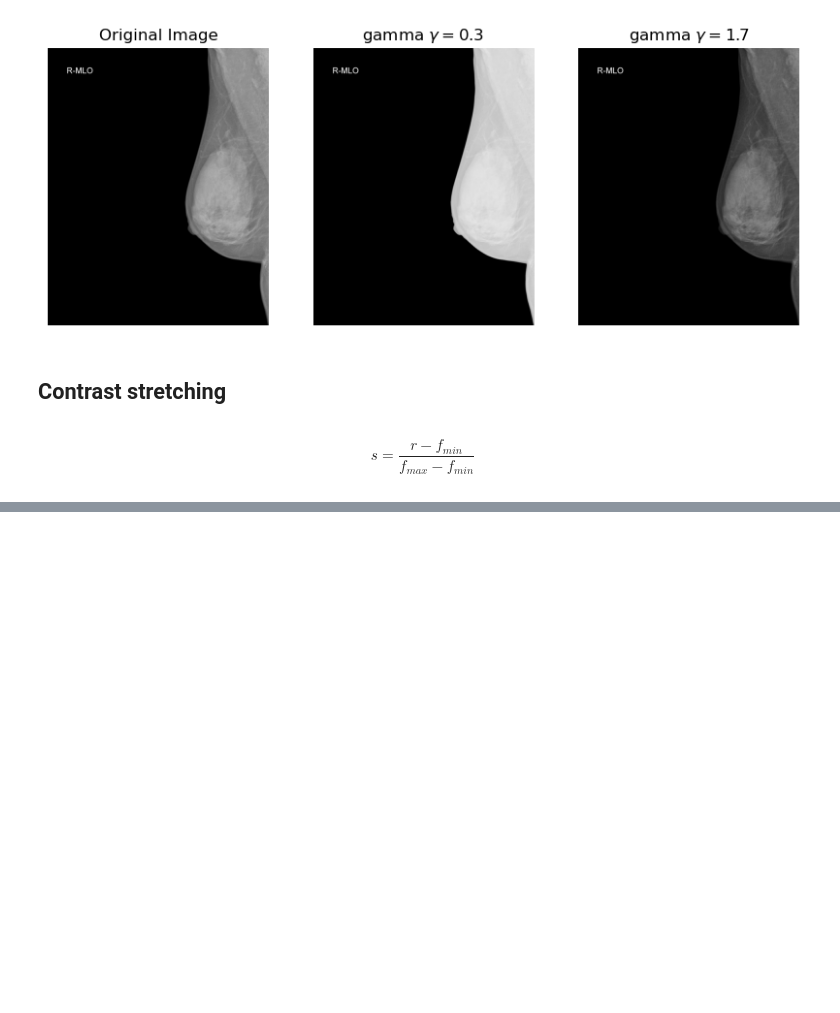
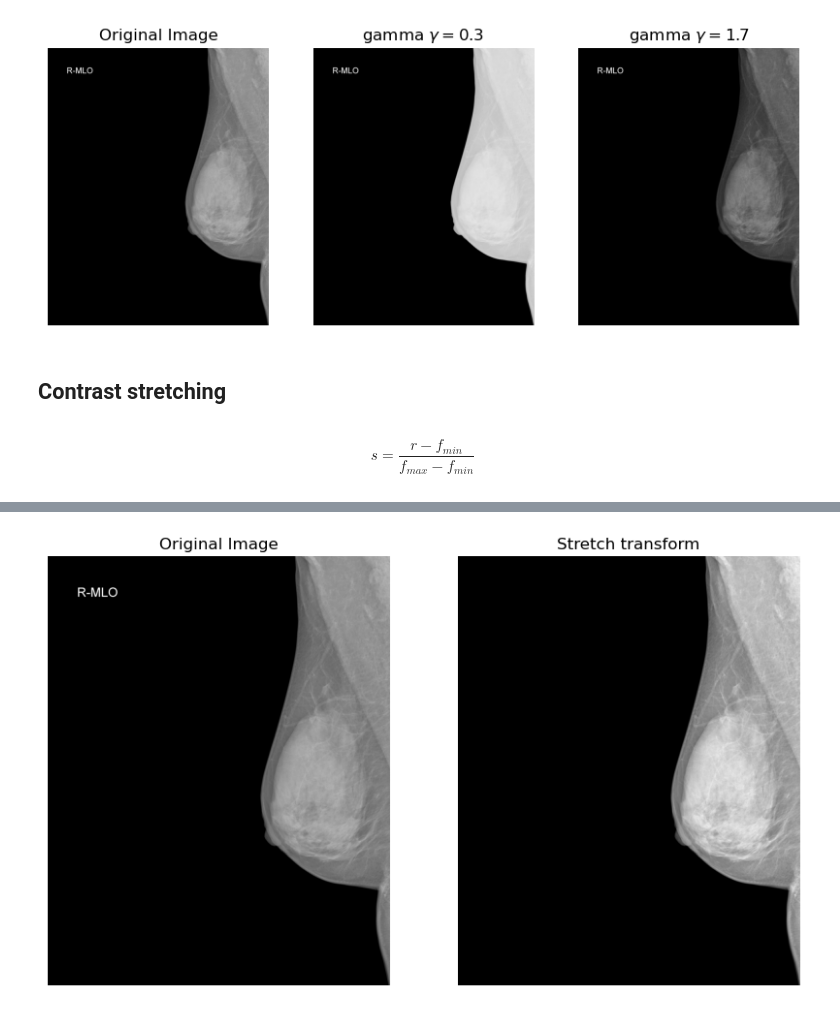
Before and after one commit to jefftorres/med-img, a Jupyter notebook: transforms.ipynb, the cells around one changed output, grey strips where cells are left out. Drawn from its saved outputs; the diff is of its cells as text; code cells hidden in the pictures; blank space fills up the shorter version.

```diff
--- a/transforms.ipynb
+++ b/transforms.ipynb
@@ -17,15 +19,18 @@ img = dcmread('data/sample/1/d9a40467af6c649351914bd8c6fe71c4.dicom').pixel_arra
 # %%
 def dcm_show_transform(array, titles=None):
     if titles is None:
-        titles = ['Transform']
+        titles = np.full(array.shape, 'Transform')
+    if len(titles) < len(array):
+        for _ in range(len(array) - len(titles)):
+            titles.append('Transform')
 
     array.insert(0, img)
     titles.insert(0, 'Original Image')
 
     plt.figure(figsize=(10, 10))
 
-    for i in range(len(titles)):
-        plt.subplot(1, len(titles), i + 1)
+    for i in range(len(array)):
+        plt.subplot(1, len(array), i + 1)
         plt.title(titles[i])
         plt.axis('off')
         plt.imshow(array[i], cmap=plt.gray())
@@ -99,2 +107,4 @@ plt.show()
 # %%
-# dcm_show_transform([stretch_transform], ['Stretch transform'])
+dcm_show_transform([stretch], ['Stretch transform'])
+# %% [output]
+[figure, added]
```
Also changed, not shown: parts of 4 cells of this notebook.
